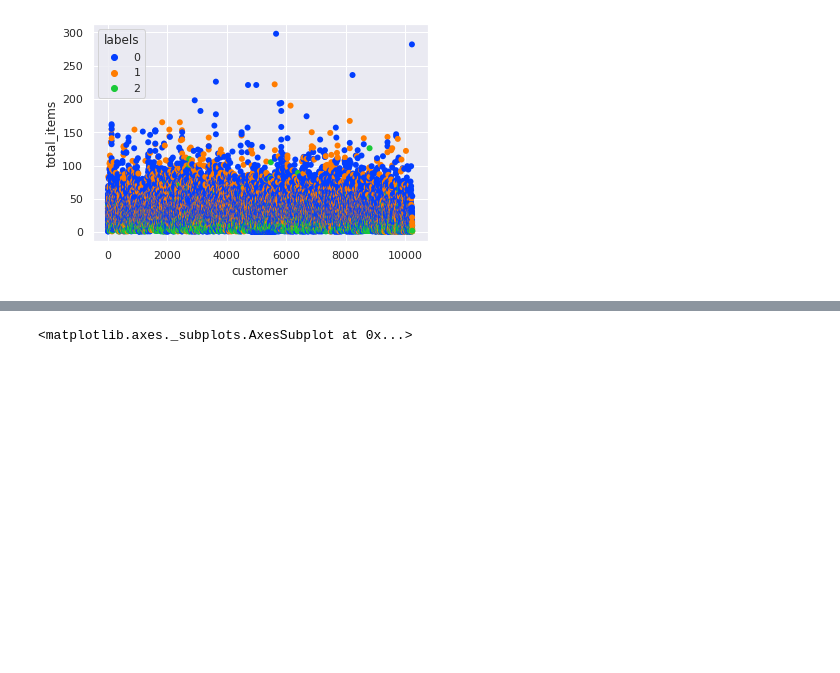
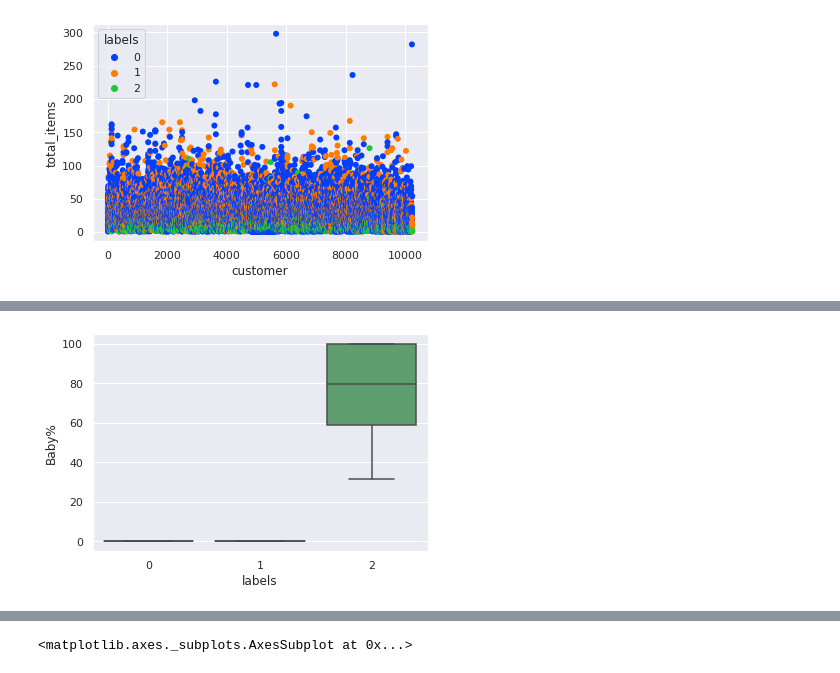
Before and after one commit to shubhamg2205/6857-proj, a Jupyter notebook: Untitled9.ipynb, the cells around one changed output, grey strips where cells are left out. Saved outputs shown, nothing was run; the diff lists cells and outputs as text; code cells hidden in the pictures; blank space fills up the shorter version.

```diff
--- a/Untitled9.ipynb
+++ b/Untitled9.ipynb
@@ -150,0 +148,4 @@ sns.barplot(df_labels['labels'],df['hour']);
+# %%
+sns.boxplot(data=df_labels,x='labels',y='Baby%',showfliers=False);
+# %% [output]
+[figure, added]
```
Also changed, not shown: parts of 18 cells of this notebook.
